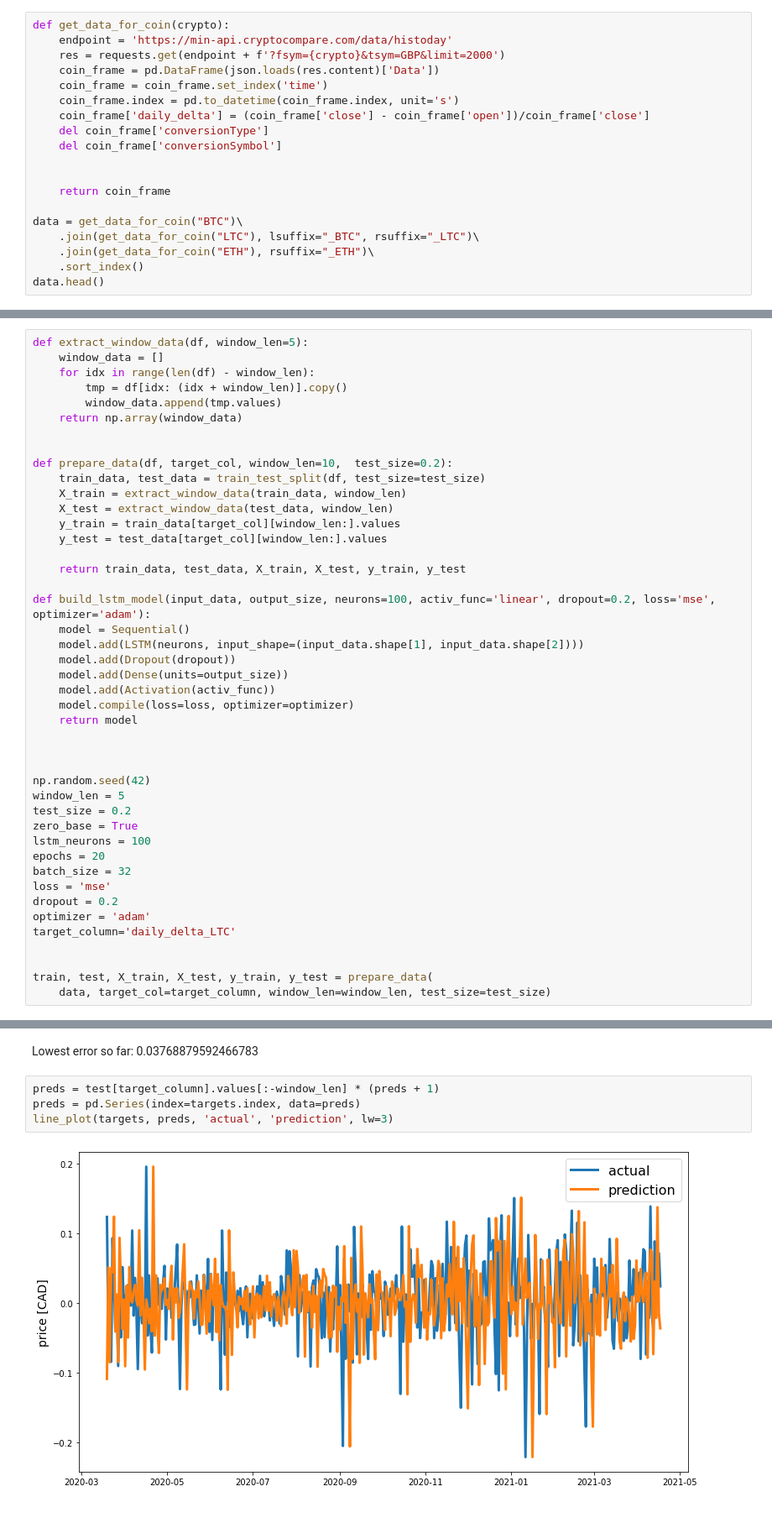
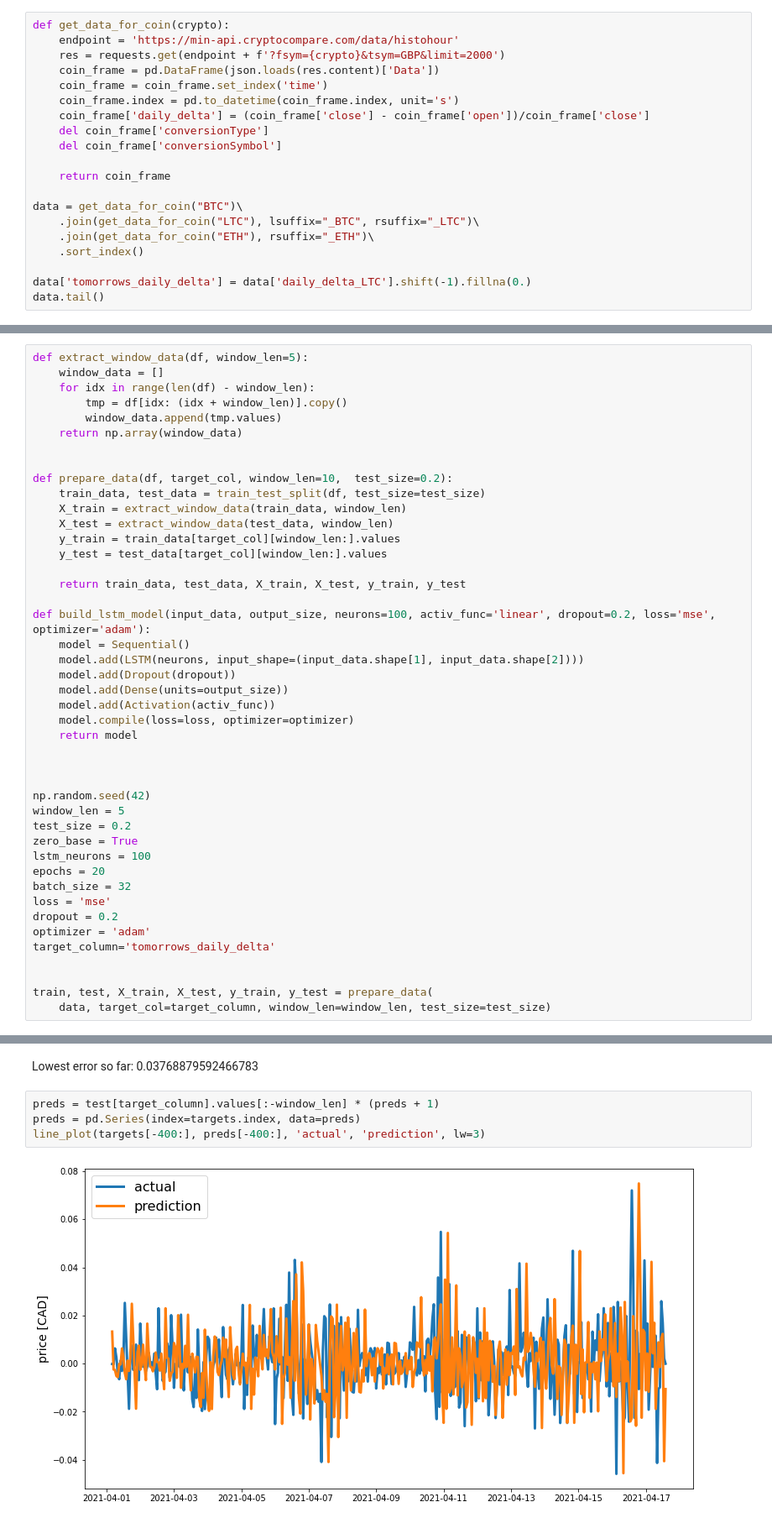
Before and after one commit to domfraise/ML, a Jupyter notebook: ML-Cyptocompare.ipynb, the cells around one changed output, grey strips where cells are left out. Shown at 84% size. Drawn from its saved outputs; the diff is of its cells as text.

```diff
--- a/ML-Cyptocompare.ipynb
+++ b/ML-Cyptocompare.ipynb
@@ -13,7 +13,7 @@ from sklearn.metrics import mean_absolute_error
 <h2> Data Prep </h2
 # %%
 def get_data_for_coin(crypto):
-    endpoint = 'https://min-api.cryptocompare.com/data/histoday'
+    endpoint = 'https://min-api.cryptocompare.com/data/histohour'
     res = requests.get(endpoint + f'?fsym={crypto}&tsym=GBP&limit=2000')
     coin_frame = pd.DataFrame(json.loads(res.content)['Data'])
     coin_frame = coin_frame.set_index('time')
@@ -22,14 +22,15 @@ def get_data_for_coin(crypto):
     del coin_frame['conversionType']
     del coin_frame['conversionSymbol']
 
-
     return coin_frame
 
 data = get_data_for_coin("BTC")\
     .join(get_data_for_coin("LTC"), lsuffix="_BTC", rsuffix="_LTC")\
     .join(get_data_for_coin("ETH"), rsuffix="_ETH")\
     .sort_index()
-data.head()
+
+data['tomorrows_daily_delta'] = data['daily_delta_LTC'].shift(-1).fillna(0.)
+data.tail()
 # %% [output]
 |  | high_BTC | low_BTC | open_BTC | volumefrom_BTC | volumeto_BTC | close_BTC | daily_delta_BTC | high_LTC | ... |
 | time |  |  |  |  |  |  |  |  | ... |
@@ -100,7 +104,7 @@ batch_size = 32
 loss = 'mse'
 dropout = 0.2
 optimizer = 'adam'
-target_column='daily_delta_LTC'
+target_column='tomorrows_daily_delta'
 
 
 train, test, X_train, X_test, y_train, y_test = prepare_data(
@@ -151,6 +155,6 @@ Lowest error so far: 0.03768879592466783
 # %%
 preds = test[target_column].values[:-window_len] * (preds + 1)
 preds = pd.Series(index=targets.index, data=preds)
-line_plot(targets, preds, 'actual', 'prediction', lw=3)
+line_plot(targets[-400:], preds[-400:], 'actual', 'prediction', lw=3)
 # %% [output]
-[figure, old version]
+[figure, new version]
```
Also changed, not shown: parts of 5 cells of this notebook.
